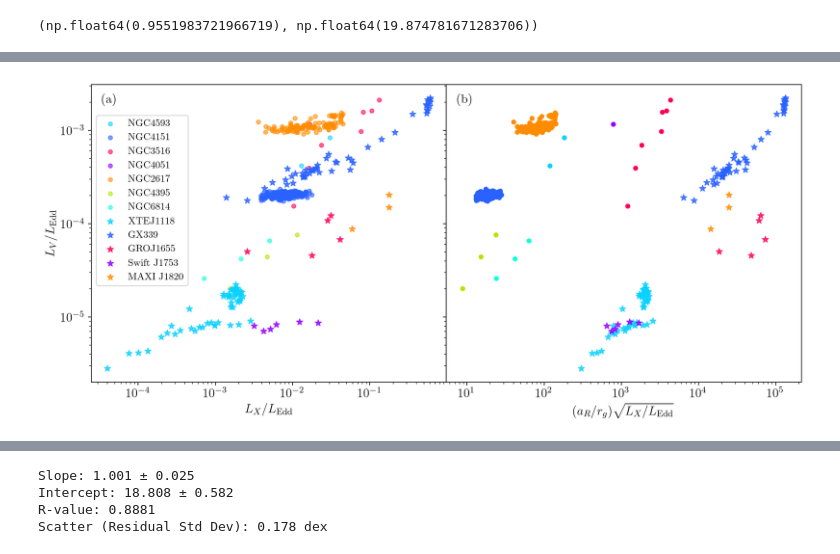
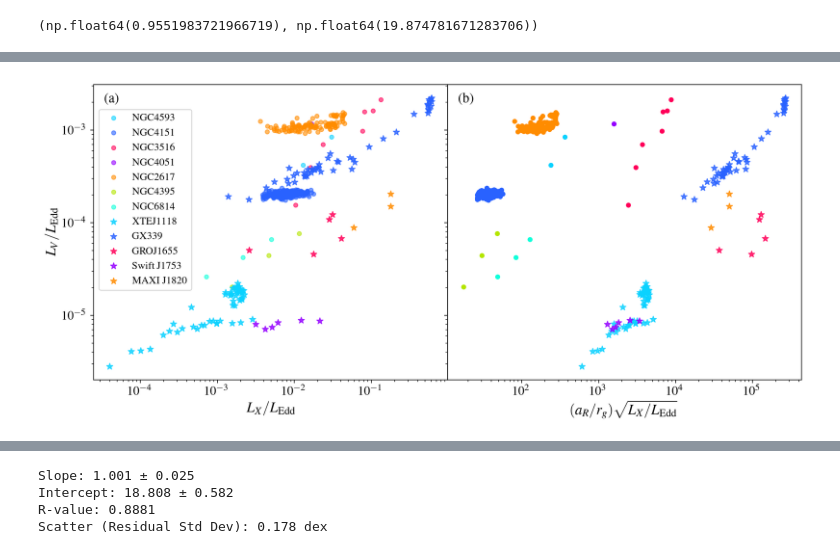
Before and after one commit to changhyun-cho/astrophysics, a Jupyter notebook: agn-xrb/correlations.ipynb, the cells around one changed output, grey strips where cells are left out. Saved outputs shown, nothing was run; the diff lists cells and outputs as text; code cells hidden in the pictures.

```diff
--- a/agn-xrb/correlations.ipynb
+++ b/agn-xrb/correlations.ipynb
@@ -321,8 +321,8 @@ import numpy as np
 import pandas as pd
 
 # Example Eddington luminosity function
-def L_edd(m_BH):
-    return 1.26e38 * m_BH  # erg/s
+#def L_edd(m_BH):
+#    return 1.26e38 * m_BH  # erg/s
 
 # -------------------------
 # CREATE DATAFRAME
@@ -488,7 +488,7 @@ n4593["L_opt"] = 10 ** n4593["log(L_opt)"]
 n4593["sqrt(L_x) a"] = np.sqrt(n4593["L_x"]) * n4593["Lag"]
 
 # add inclination
-n4593["cos_i"] = np.cos(np.radians(20))
+n4593["cos_i"] = np.cos(np.radians(30))
 
 # add BH mass and Eddington luminosity
 n4593["m_BH"] = 7.63e6
@@ -678,7 +678,10 @@ n4051["L_opt"] = 10 ** n4051["log(L_opt)"]
 n4051["sqrt(L_x) a"] = np.sqrt(n4051["L_x"]) * n4051["Lag"]
 
 # add inclination
-n4051["cos_i"] = np.cos(np.radians(78))
+# NGC4051: Fischer+2013 Table 6 gives bicone axis i=78 deg out of the plane
+# of the sky; disk inclination = 90 - 78 = 12 deg (nearly face-on, as expected
+# for a NLS1; their host disk i = 05 deg and beta = 15 deg agree)
+n4051["cos_i"] = np.cos(np.radians(12))
 
 # add BH mass and Eddington luminosity
 n4051["m_BH"] = 1.73e6
@@ -866,7 +869,7 @@ n6814["L_opt"] = 10 ** n6814["log(L_opt)"]
 n6814["sqrt(L_x) a"] = np.sqrt(n6814["L_x"]) * n6814["Lag"]
 
 # add inclination
-n6814["cos_i"] = np.cos(np.radians(50))
+n6814["cos_i"] = np.cos(np.radians(47))
 
 # add BH mass and Eddington luminosity
 n6814["m_BH"] = 1.85e7
@@ -2271,8 +2565,8 @@ xfit = np.logspace(-4.5, -0.9, 100)
 # --- Formatting
 ax0.set_xscale("log")
 ax0.set_yscale("log")
-ax0.set_xlabel(r"$L_X / L_{\rm Edd}$")
-ax0.set_ylabel(r"$L_V / L_{\rm Edd}$")
+ax0.set_xlabel(r"$L_X / L_{\rm Edd}$", fontsize=16)
+ax0.set_ylabel(r"$L_V / L_{\rm Edd}$", fontsize=16)
 #ax0.set_title("Luminosity Scaling")
 
 # ===================================
@@ -2306,39 +2600,39 @@ plot_xrb_right(ax1, j1820,colors[4])
 # --- Formatting
 ax1.set_xscale("log")
 ax1.set_yscale("log")
-ax1.set_xlabel(r"$(a_R/r_g) \sqrt{L_X/L_{\rm Edd}}$")
+ax1.set_xlabel(r"$(a_R/r_g) \sqrt{L_X/L_{\rm Edd}}$", fontsize=16)
 #ax1.set_title("Lag Scaling")
 
 
 # ===================================
 # Global formatting
 # ===================================
 
 ax0.text(0.03, 0.97, "(a)", transform=ax0.transAxes,
-         fontsize=14, va='top', ha='left')
+         fontsize=15, va='top', ha='left')
 
 ax1.text(0.03, 0.97, "(b)", transform=ax1.transAxes,
-         fontsize=14, va='top', ha='left')
+         fontsize=15, va='top', ha='left')
 
 #for a in ax:
 #    a.grid(True, which="both", ls="--", alpha=0.3)
 
 # Shared legend (clean!)
 #handles, labels = ax0.get_legend_handles_labels()
 #fig.legend(handles, labels,
 #           loc="upper center",
 #           ncol=6,
 #           fontsize=9,
 #           frameon=False)
 ax0.legend(
-    fontsize=11,
+    fontsize=11.5,
     frameon=True,
     loc="center left",
     bbox_to_anchor=(0, 0.61)
 )
 
 plt.tight_layout(rect=[0, 0, 1, 0.92])
 plt.savefig("edd.png", bbox_inches="tight", dpi=300)
 plt.show()
 # %% [output]
-[figure, old version]
+[figure, new version]
```
Also changed, not shown: parts of 37 cells of this notebook, 12 other files.
